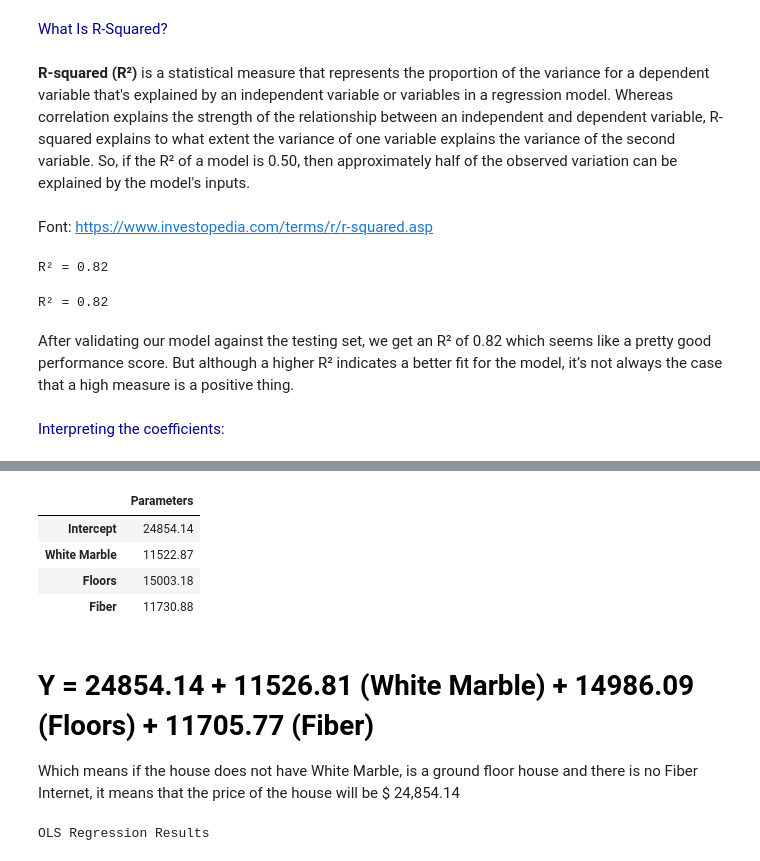
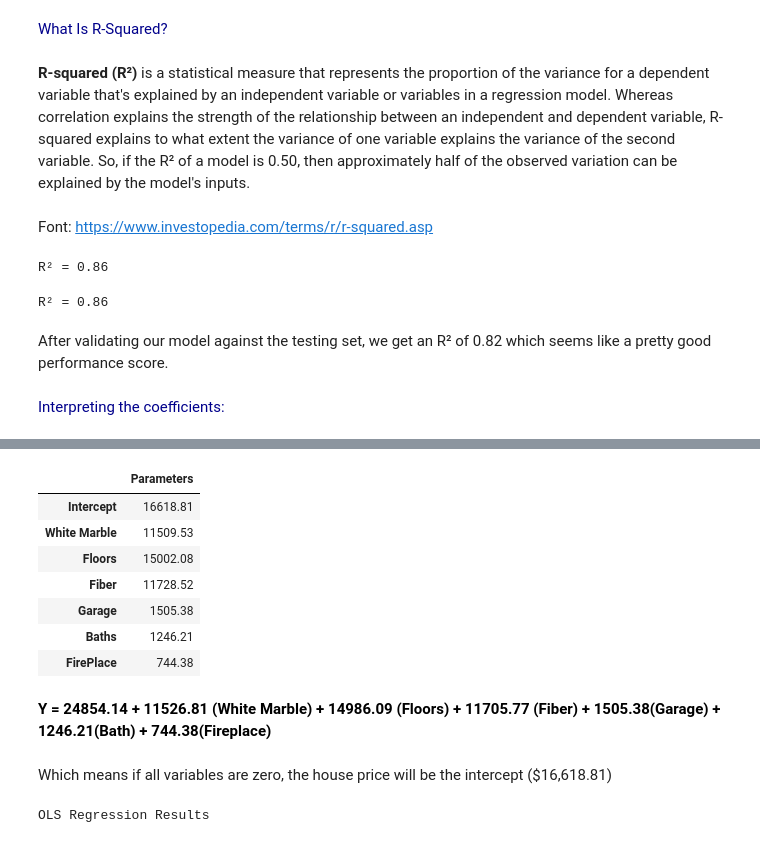
Before and after one commit to eoliv107/LinearRegressionHousePricing, a Jupyter notebook: Housepricing.ipynb, the cells around one changed output, grey strips where cells are left out. Drawn from its saved outputs; the diff is of its cells as text; code cells hidden in the pictures.

```diff
--- a/Housepricing.ipynb
+++ b/Housepricing.ipynb
@@ -413,6 +422,6 @@ y.head(1)
 | 0 | 43800 |
 # %%
 #Independent Variables X(['White Marble', 'Floors', 'Fiber'])
-X = data[['White Marble', 'Floors', 'Fiber']]
+X = data[['White Marble', 'Floors', 'Fiber', 'Garage', 'Baths', 'FirePlace']]
 X.head(1)
 # %% [output]
@@ -436,7 +445,7 @@ Font: https://www.investopedia.com/terms/r/r-squared.asp
 # %%
 print('R² = {}'.format(model.score(X_train, y_train).round(2)))
 # %% [output]
-R² = 0.82
+R² = 0.86
 # %%
 #Predicting with X-test
 y_predicted = model.predict(X_test)
@@ -444,9 +453,9 @@ y_predicted = model.predict(X_test)
 #R² from the predicted
 print('R² = %s' % metrics.r2_score(y_test, y_predicted).round(2))
 # %% [output]
-R² = 0.82
+R² = 0.86
 # %% [markdown]
-After validating our model against the testing set, we get an R² of 0.82 which seems like a pretty good performance score. But although a higher R² indicates a better fit for the model, it’s not always the case that a high measure is a positive thing.
+After validating our model against the testing set, we get an R² of 0.82 which seems like a pretty good performance score.
 # %% [markdown]
 <font color='DarkBlue' style='font-size: 30px;'>Interpreting the coefficients:</font>
 # %% [markdown]
@@ -455,18 +464,21 @@ Font: https://www.kdnuggets.com/2020/10/guide-linear-regression-models.html
 # %%
 #Display the intercept as well as the coefficients of each variable estimated by the model
 coef = np.append(model.intercept_, model.coef_).round(2)
-col = ['Intercept', 'White Marble', 'Floors', 'Fiber']
+col = ['Intercept', 'White Marble', 'Floors', 'Fiber', 'Garage', 'Baths', 'FirePlace']
 coeficients = pd.DataFrame(coef, index = col, columns=['Parameters'])
 coeficients
 # %% [output]
 |  | Parameters |
-| Intercept | 24854.14 |
-| White Marble | 11522.87 |
-| Floors | 15003.18 |
-| Fiber | 11730.88 |
+| Intercept | 16618.81 |
+| White Marble | 11509.53 |
+| Floors | 15002.08 |
+| Fiber | 11728.52 |
+| Garage | 1505.38 |
+| Baths | 1246.21 |
+| FirePlace | 744.38 |
 # %% [markdown]
-# <font color='black' style='font-size: 15px;'>Y = 24854.14 + 11526.81 (White Marble) + 14986.09 (Floors) + 11705.77 (Fiber)</font>
-Which means if the house does not have White Marble, is a ground floor house and there is no Fiber Internet, it means that the price of the house will be $ 24,854.14
+<b><font color='black' style='font-size: 15px;'>Y = 24854.14 + 11526.81 (White Marble) + 14986.09 (Floors) + 11705.77 (Fiber) + 1505.38(Garage) + 1246.21(Bath) + 744.38(Fireplace)</font></b><br><br>
+Which means if all variables are zero, the house price will be the intercept ($16,618.81)
 # %%
 X2 = sm.add_constant(X_train)
 model_stats = sm.OLS(y_train.values, X2).fit()
```
Also changed, not shown: parts of 13 cells of this notebook.
